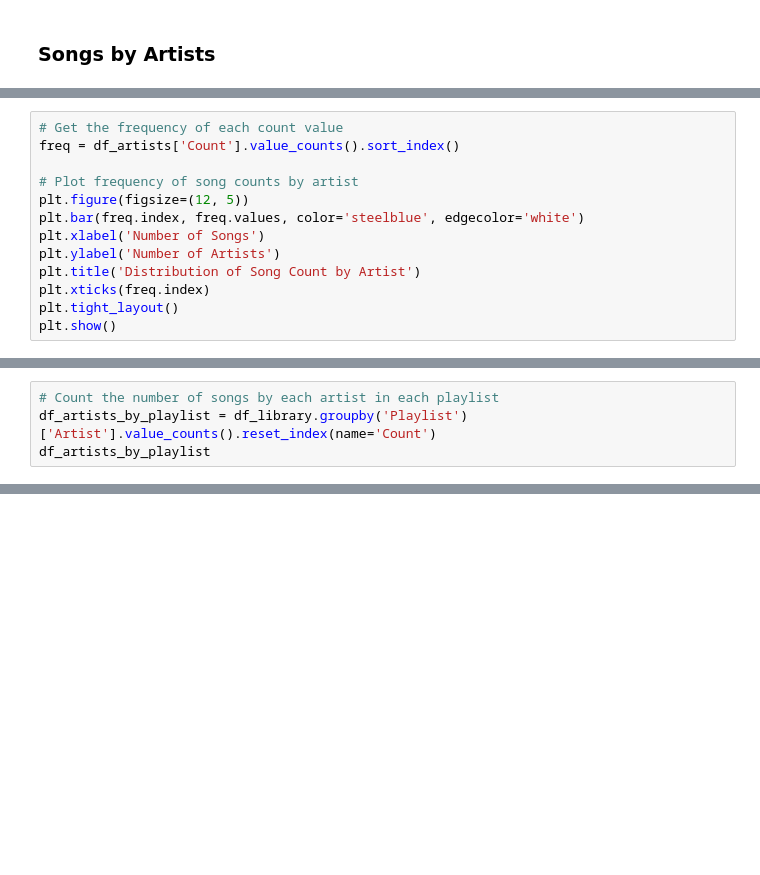
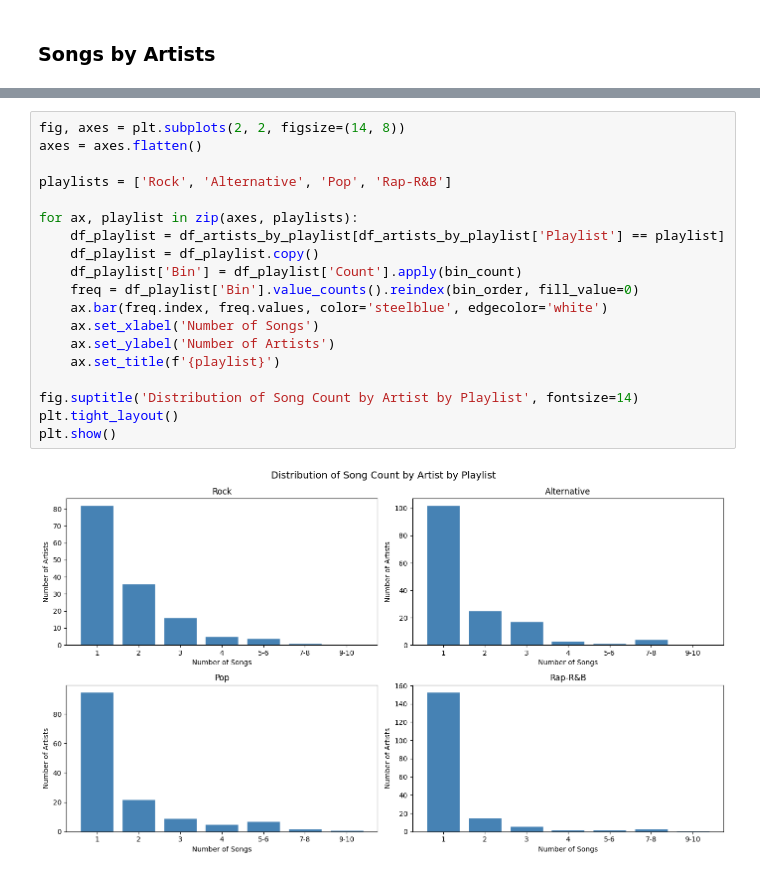
Before and after one commit to kaseymallette/music-taste-profile, a Jupyter notebook: 01_exploratory_analysis.ipynb, the cells around one changed output, grey strips where cells are left out. Cells and saved outputs as stored; diff of their text form; blank space fills up the shorter version.

```diff
--- a/01_exploratory_analysis.ipynb
+++ b/01_exploratory_analysis.ipynb
@@ -100,13 +144,0 @@ plt.show()
-# %%
-# Get the frequency of each count value
-freq = df_artists['Count'].value_counts().sort_index()
-
-# Plot frequency of song counts by artist
-plt.figure(figsize=(12, 5))
-plt.bar(freq.index, freq.values, color='steelblue', edgecolor='white')
-plt.xlabel('Number of Songs')
-plt.ylabel('Number of Artists')
-plt.title('Distribution of Song Count by Artist')
-plt.xticks(freq.index)
-plt.tight_layout()
-plt.show()
@@ -115,4 +144,0 @@ plt.show()
-# %%
-# Count the number of songs by each artist in each playlist
-df_artists_by_playlist = df_library.groupby('Playlist')['Artist'].value_counts().reset_index(name='Count')
-df_artists_by_playlist
@@ -132,0 +159,21 @@ df_artists_by_playlist
+# %%
+fig, axes = plt.subplots(2, 2, figsize=(14, 8))
+axes = axes.flatten()
+
+playlists = ['Rock', 'Alternative', 'Pop', 'Rap-R&B']
+
+for ax, playlist in zip(axes, playlists):
+    df_playlist = df_artists_by_playlist[df_artists_by_playlist['Playlist'] == playlist]
+    df_playlist = df_playlist.copy()
+    df_playlist['Bin'] = df_playlist['Count'].apply(bin_count)
+    freq = df_playlist['Bin'].value_counts().reindex(bin_order, fill_value=0)
+    ax.bar(freq.index, freq.values, color='steelblue', edgecolor='white')
+    ax.set_xlabel('Number of Songs')
+    ax.set_ylabel('Number of Artists')
+    ax.set_title(f'{playlist}')
+
+fig.suptitle('Distribution of Song Count by Artist by Playlist', fontsize=14)
+plt.tight_layout()
+plt.show()
+# %% [output]
+[figure, added]
```
Also changed, not shown: parts of 11 cells of this notebook, 2 other files.
